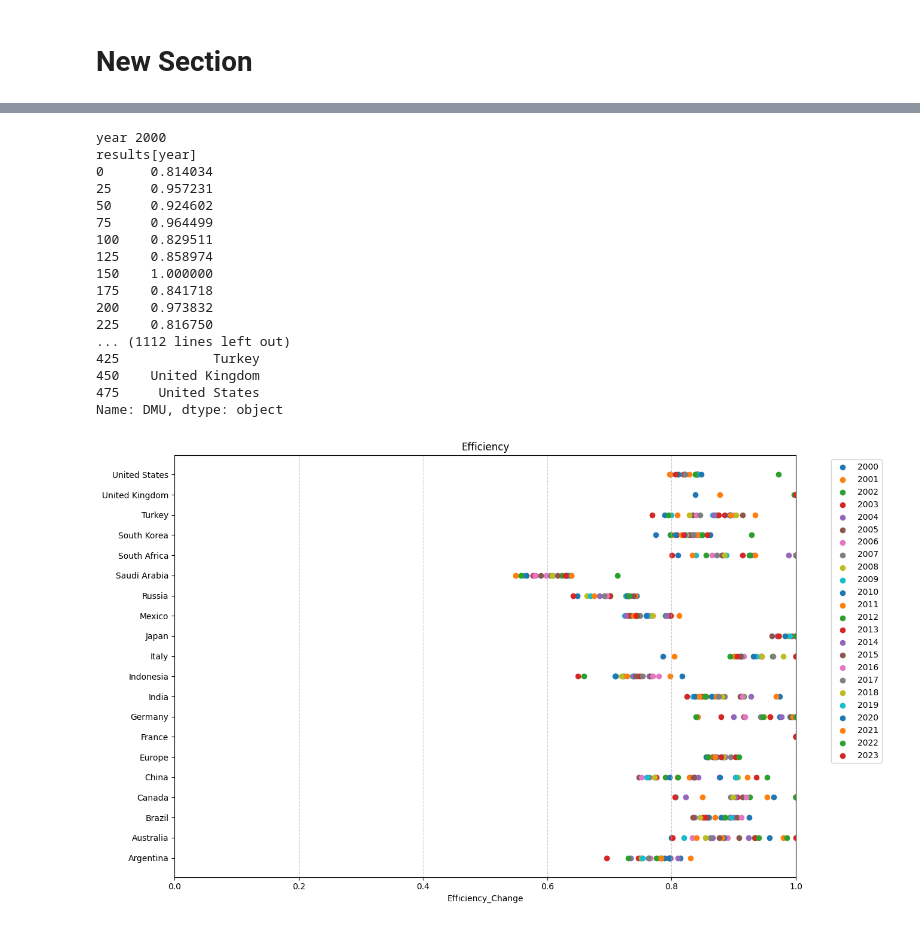
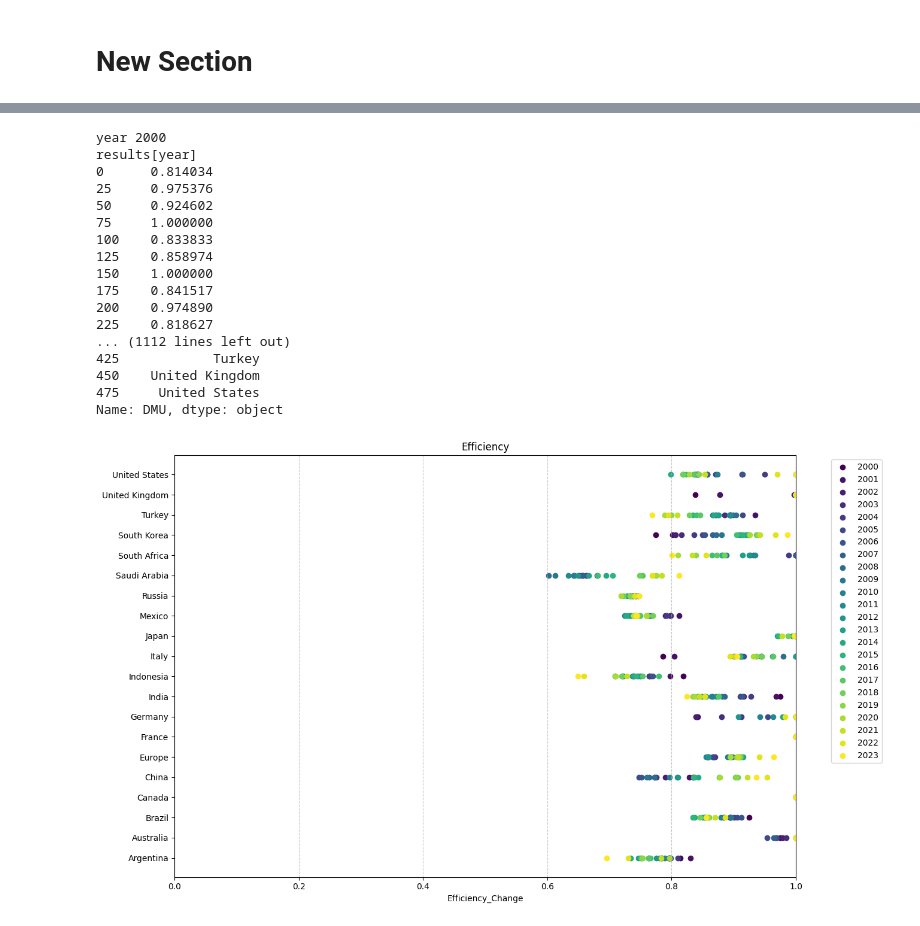
Before and after one commit to silviasd2025-bit/dea_studies, a Jupyter notebook: 20260114_dea_dim_imp_exp.ipynb, the cells around one changed output, grey strips where cells are left out. Cells and saved outputs as stored; diff of their text form; code cells hidden in the pictures.

```diff
--- a/20260114_dea_dim_imp_exp.ipynb
+++ b/20260114_dea_dim_imp_exp.ipynb
@@ -338,10 +338,10 @@ df_new['firm_capacity_factor'] = df_new['biofuel_elec_per_capita']/alpha_biofuel
 
 
 df_old['net_elec_imports_positive'] = df_old['net_elec_imports_share_demand']
-df_old['net_elec_imports_positive'] = df_old['net_elec_imports_positive'].where(df_new['net_elec_imports_positive'] >= 0, 0)
+df_old['net_elec_imports_positive'] = df_old['net_elec_imports_positive'].where(df_old['net_elec_imports_positive'] >= 0, 0)
 
 df_old['net_elec_export'] = df_old['net_elec_imports_share_demand']
-df_old['net_elec_export'] = -df_old['net_elec_export'].where(df_new['net_elec_export'] <= 0, 0)
+df_old['net_elec_export'] = -df_old['net_elec_export'].where(df_old['net_elec_export'] <= 0, 0)
 
 # Print the shape
 
@@ -384,8 +384,8 @@ input_cols_new = ['energy_per_capita',
               'carbon_intensity_elec',
               'net_elec_imports_positive',
               ]
-output_cols_new = ['net_elec_exports_positive',
-               'energy_per_capita'
+output_cols_new = [ 'gdp_per_capita',
+               'per_capita_electricity'
                ]
 
 #parameter
@@ -838,5 +814,8 @@ print(datetime.now())
 # %%
 fig, ax = plt.subplots(figsize=(12, 8))
+years = list(range(year_start, year_end))
+cmap = plt.cm.viridis
+norm = plt.Normalize(min(years), max(years))
 
 for year in range(year_start,year_end):
 
@@ -852,7 +831,7 @@ for year in range(year_start,year_end):
   print ("results[DMU]")
   print (results['DMU'])
 
-  ax.scatter(results[year], range(len(results)), label=str(year))
+  ax.scatter(results[year], range(len(results)), label=str(year), color=cmap(norm(year)))
 
   # Plot the confidence intervals
   #for idx, row in df4.iterrows():
@@ -863,37 +842,37 @@ for year in range(year_start,year_end):
   #              alpha=0.3)
 
 #Customize the plot
 ax.set_yticks(range(len(results)))
 ax.set_yticklabels(results['DMU'])
 ax.set_xlabel('Efficiency_Change')
 ax.set_title('Efficiency')
 
 # Add a grid for better readability
 ax.grid(True, axis='x', linestyle='--', alpha=0.7)
 ax.set_xlim(0,1)
 # Adjust layout to prevent label cutoff
 plt.tight_layout()
 
 # Show the plot
 plt.legend(bbox_to_anchor=(1.05, 1), loc='upper left')
 plt.savefig(os.path.join(dir2write,"efficiency_plot.png"))
 plt.show()
 # %% [output]
 year 2000
 results[year]
 0      0.814034
-25     0.957231
+25     0.975376
 50     0.924602
-75     0.964499
-100    0.829511
+75     1.000000
+100    0.833833
 125    0.858974
 150    1.000000
-175    0.841718
-200    0.973832
-225    0.816750
+175    0.841517
+200    0.974890
+225    0.818627
 ... (1112 lines left out)
 425            Turkey
 450    United Kingdom
 475     United States
 Name: DMU, dtype: object
-[figure, old version]
+[figure, new version]
```
Also changed, not shown: parts of 5 cells of this notebook.
